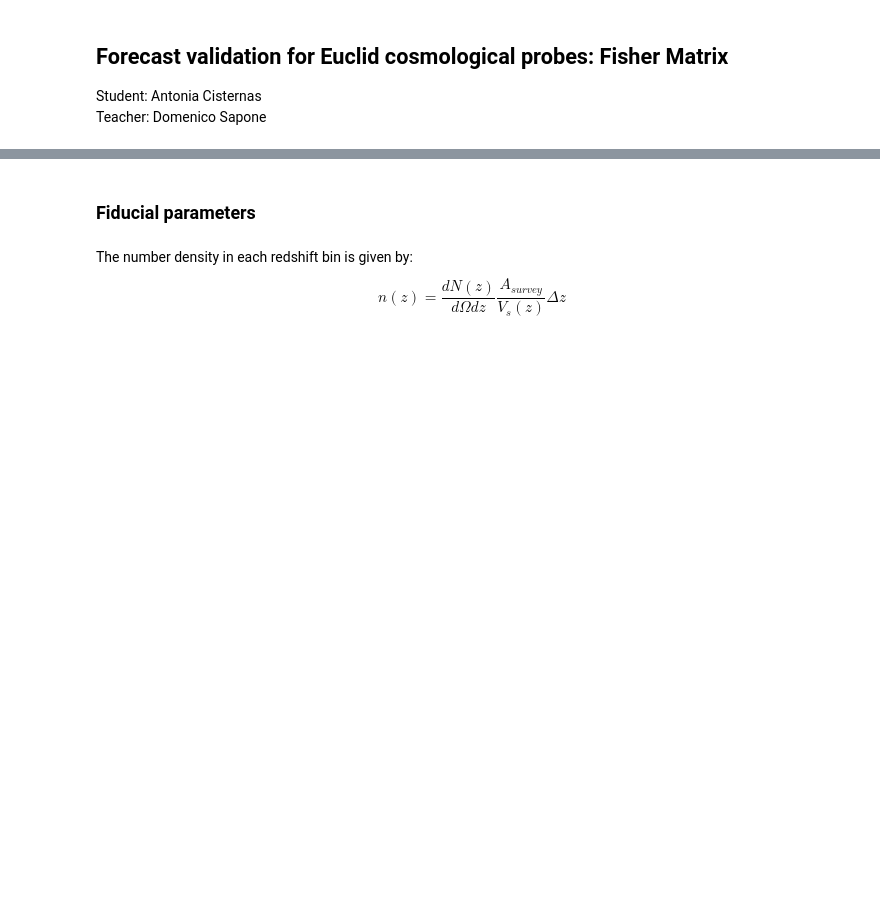
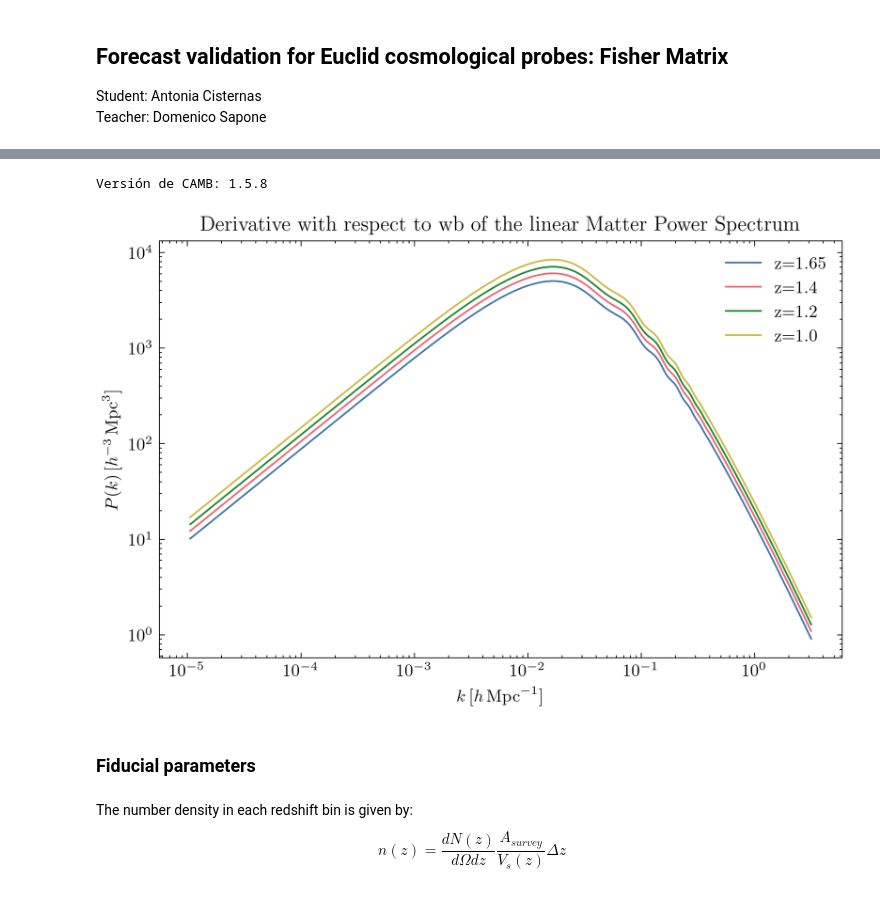
Before and after one commit to antoniacisternas/Forecast-validation-for-Euclid., a Jupyter notebook: Class_fisher_matrix_pessimistic_CAMB.ipynb, the cells around one changed output, grey strips where cells are left out. Cells and saved outputs as stored; diff of their text form; code cells hidden in the pictures; blank space fills up the shorter version.

```diff
--- a/Class_fisher_matrix_pessimistic_CAMB.ipynb
+++ b/Class_fisher_matrix_pessimistic_CAMB.ipynb
@@ -15,3 +19,24 @@ import Power_spectrum
+# %%
+plt.style.use(['science', 'bright'])
+print(f"Versión de CAMB: {camb.__version__}")
+# %% [output]
+Versión de CAMB: 1.5.8
+# %%
+redshifts = [1.65, 1.4, 1.2, 1.0]
+kh = Power_spectrum.kh
+# %%
+fig, ax = plt.subplots(ncols=1, nrows=1, sharey=True, figsize=(6, 4), constrained_layout=True, dpi=300)
+for z in redshifts:
+    ax.loglog(kh, Power_spectrum.P_mn_b0(kh, z), label=f'z={z}')
+
+ax.legend(loc='upper right')
+ax.set_title('Derivative with respect to wb of the linear Matter Power Spectrum')
+ax.set_xlabel(r'$k \, [h \, \mathrm{Mpc}^{-1}]$')
+ax.set_ylabel(r'$P(k) \, [h^{-3} \, \mathrm{Mpc}^{3}]$')
+
+plt.show()
+# %% [output]
+[figure, added]
 # %% [markdown]
 ### Fiducial parameters
 # %% [markdown]
```
Also changed, not shown: parts of 15 cells of this notebook.
